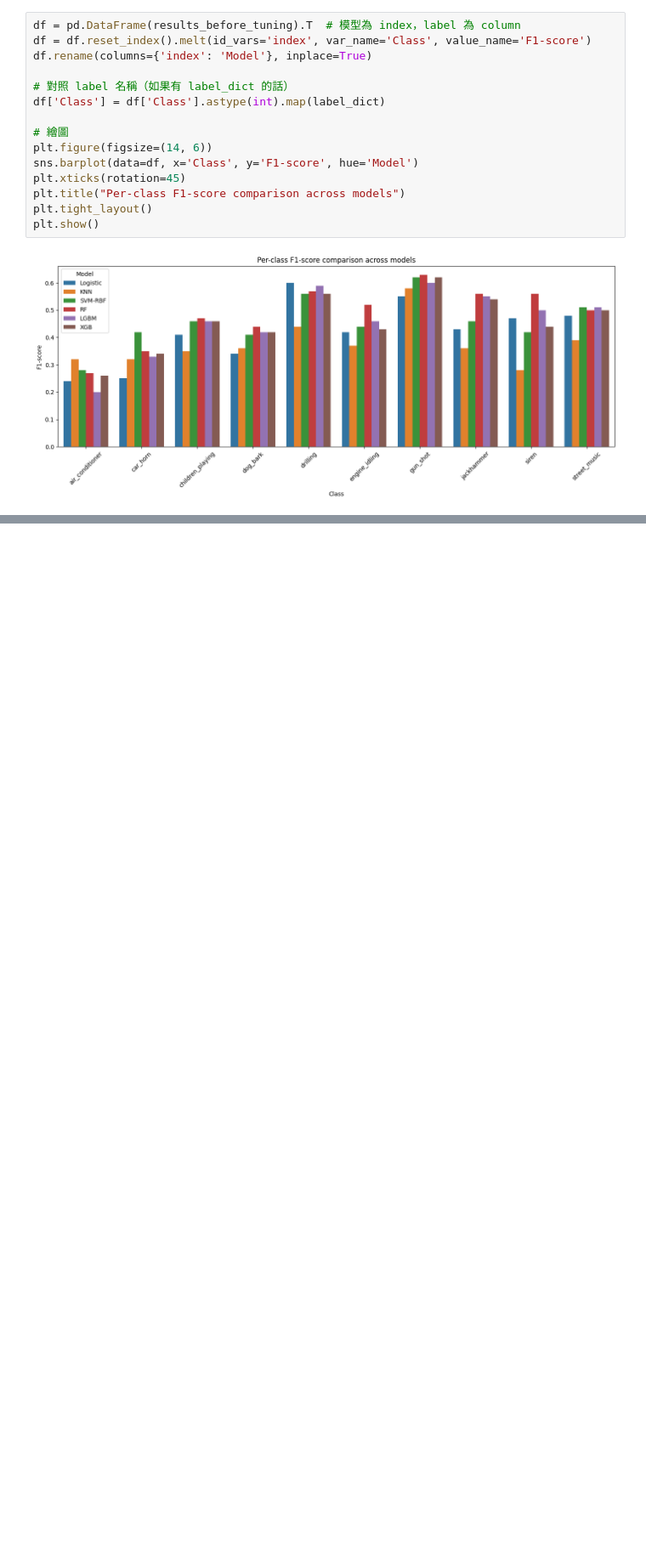
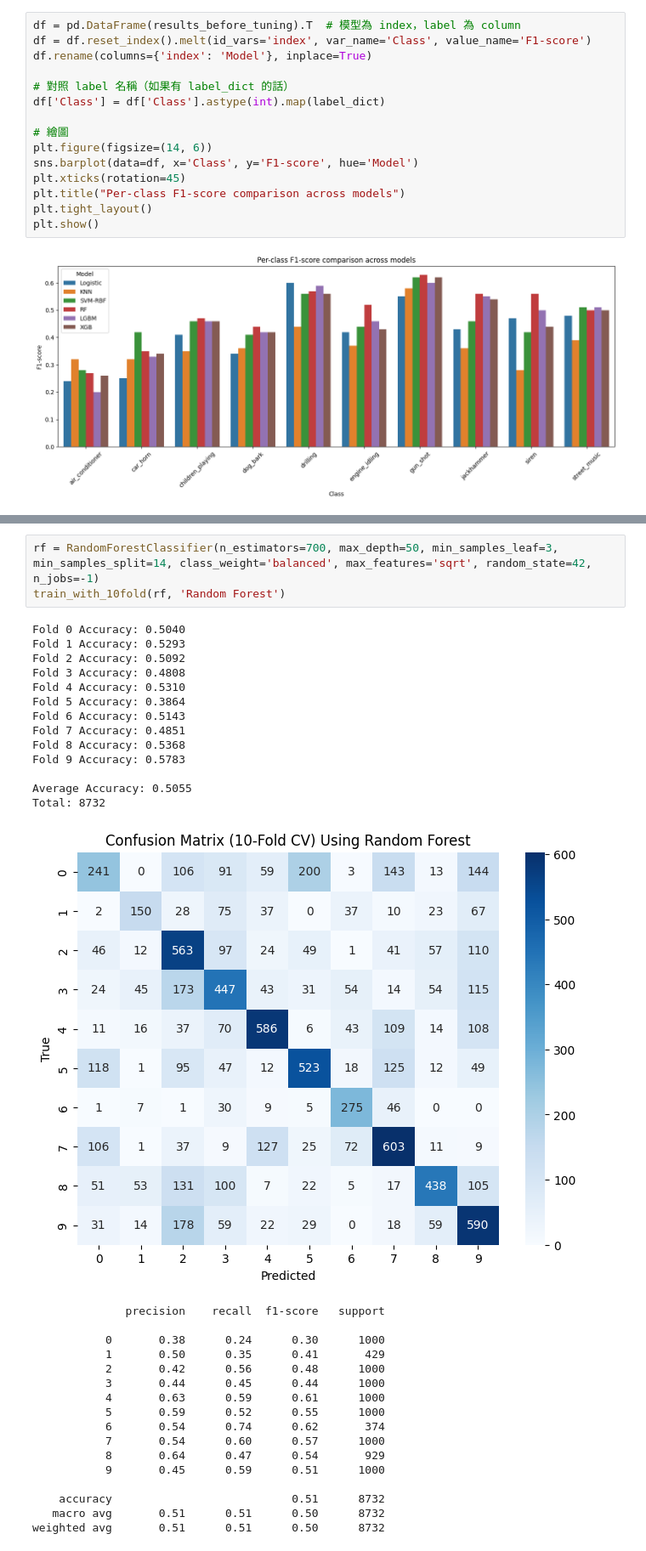
Before and after one commit to omei-Lab/UrbanSound8k-with-ML, a Jupyter notebook: src/models_training.ipynb, the cells around one changed output, grey strips where cells are left out. Shown at 85% size. Cells and saved outputs as stored; diff of their text form; blank space fills up the shorter version.

```diff
--- a/src/models_training.ipynb
+++ b/src/models_training.ipynb
@@ -302 +360,35 @@ plt.show()
+# %%
+rf = RandomForestClassifier(n_estimators=700, max_depth=50, min_samples_leaf=3, min_samples_split=14, class_weight='balanced', max_features='sqrt', random_state=42, n_jobs=-1)
+train_with_10fold(rf, 'Random Forest')
+# %% [output]
+Fold 0 Accuracy: 0.5040
+Fold 1 Accuracy: 0.5293
+Fold 2 Accuracy: 0.5092
+Fold 3 Accuracy: 0.4808
+Fold 4 Accuracy: 0.5310
+Fold 5 Accuracy: 0.3864
+Fold 6 Accuracy: 0.5143
+Fold 7 Accuracy: 0.4851
+Fold 8 Accuracy: 0.5368
+Fold 9 Accuracy: 0.5783
+
+Average Accuracy: 0.5055
+Total: 8732
+[figure, added]
+              precision    recall  f1-score   support
+
+           0       0.38      0.24      0.30      1000
+           1       0.50      0.35      0.41       429
+           2       0.42      0.56      0.48      1000
+           3       0.44      0.45      0.44      1000
+           4       0.63      0.59      0.61      1000
+           5       0.59      0.52      0.55      1000
+           6       0.54      0.74      0.62       374
+           7       0.54      0.60      0.57      1000
+           8       0.64      0.47      0.54       929
+           9       0.45      0.59      0.51      1000
+
+    accuracy                           0.51      8732
+   macro avg       0.51      0.51      0.50      8732
+weighted avg       0.51      0.51      0.50      8732
 # %%
```
Also changed, not shown: parts of 6 cells of this notebook, 1 other file.
